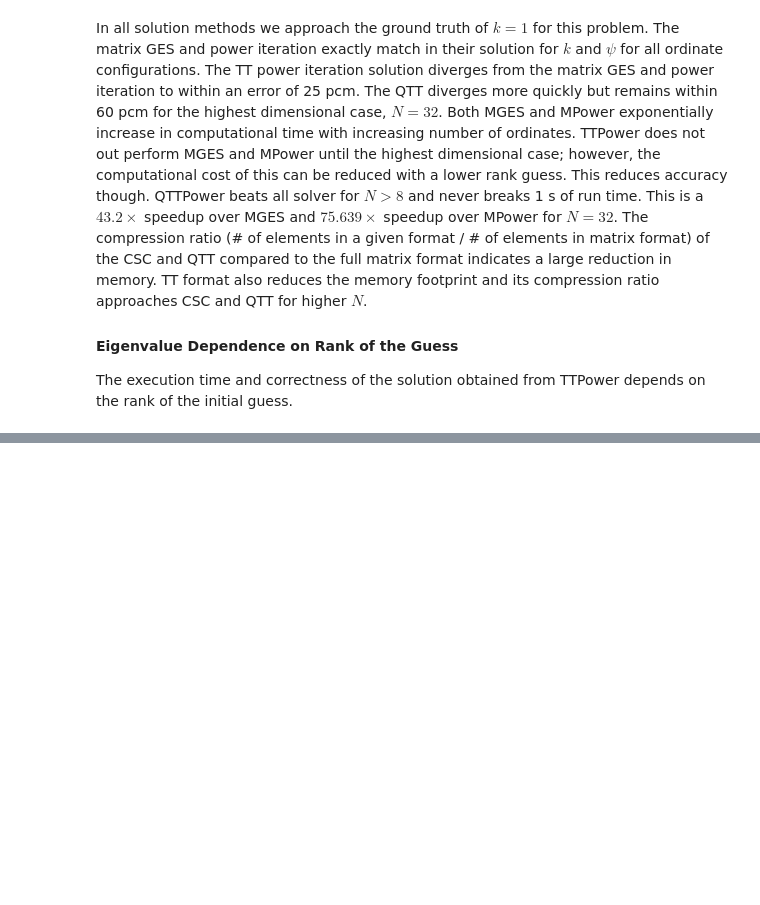
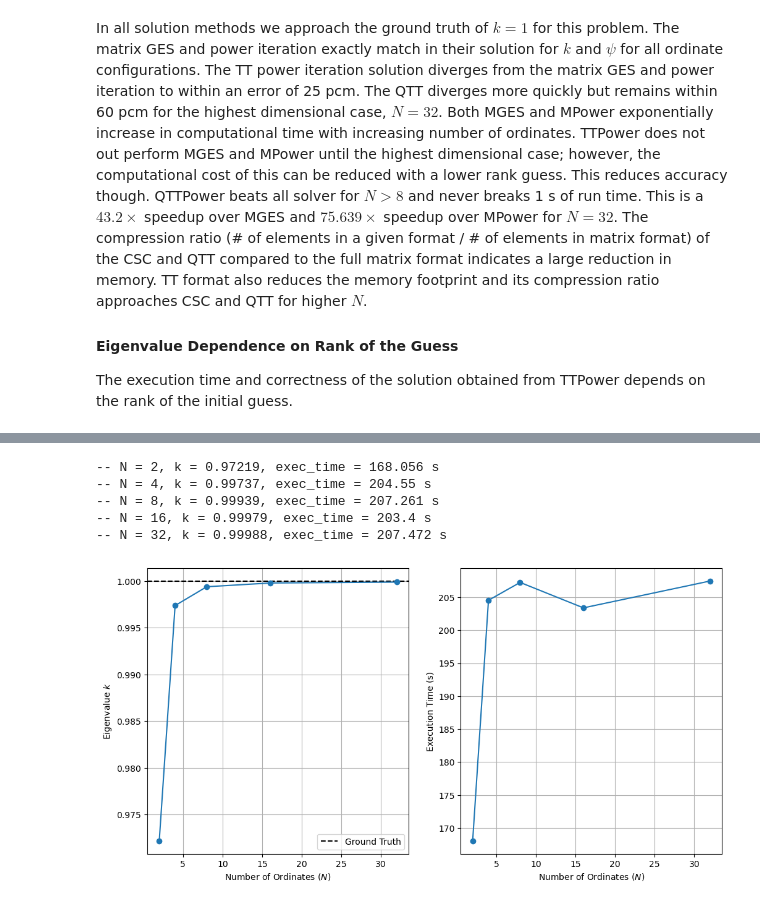
Before and after one commit to myerspat/tt_nte, a Jupyter notebook: pu1d.ipynb, the cells around one changed output, grey strips where cells are left out. Saved outputs shown, nothing was run; the diff lists cells and outputs as text; code cells hidden in the pictures; blank space fills up the shorter version.

```diff
--- a/pu1d.ipynb
+++ b/pu1d.ipynb
@@ -541,0 +690,54 @@ k = 1.00078, exec_time = 2639.5815646648407
+# %%
+# Get problem specific XSs and geometry
+xs_server, geometry = problems.research_reactor_anisotropic(1024, "reflective")
+
+SN = DiscreteOrdinates(
+    xs_server=xs_server,
+    geometry=geometry,
+    num_ordinates=16,
+    tol=1e-6,
+    max_iter=1000,
+    tt_fmt="tt",
+)
+
+num_ordinates_list = np.array([2, 4, 8, 16, 32], dtype=int)
+
+ks = []
+exec_times = []
+expected_k = 1.0
+
+fig, axs = plt.subplots(1, 2, figsize=(12, 6), sharex=True)
+axs[0].axhline(expected_k, color="k", ls="--", label="Ground Truth")
+
+for num_ordinates in num_ordinates_list:
+    print(f"-- N = {num_ordinates},", end=" ")
+
+    # Update solver
+    SN.update_settings(num_ordinates=num_ordinates)
+
+    # Run and time solver
+    start = time.time()
+    k, _ = SN.solve_TT_power()
+    stop = time.time()
+
+    ks.append(k)
+    exec_times.append(stop - start)
+
+    print(f"k = {np.round(k, 5)}, exec_time = {np.round(exec_times[-1], 3)} s")
+
+axs[0].plot(num_ordinates_list, ks, "-o")
+axs[1].plot(num_ordinates_list, exec_times, "-o")
+
+axs[0].set(xlabel="Number of Ordinates ($N$)", ylabel="Eigenvalue $k$")
+axs[1].set(xlabel="Number of Ordinates ($N$)", ylabel="Execution Time (s)")
+
+axs[0].legend()
+
+plt.show()
+# %% [output]
+-- N = 2, k = 0.97219, exec_time = 168.056 s
+-- N = 4, k = 0.99737, exec_time = 204.55 s
+-- N = 8, k = 0.99939, exec_time = 207.261 s
+-- N = 16, k = 0.99979, exec_time = 203.4 s
+-- N = 32, k = 0.99988, exec_time = 207.472 s
+[figure, added]
```
Also changed, not shown: parts of 12 cells of this notebook, 5 other files.
